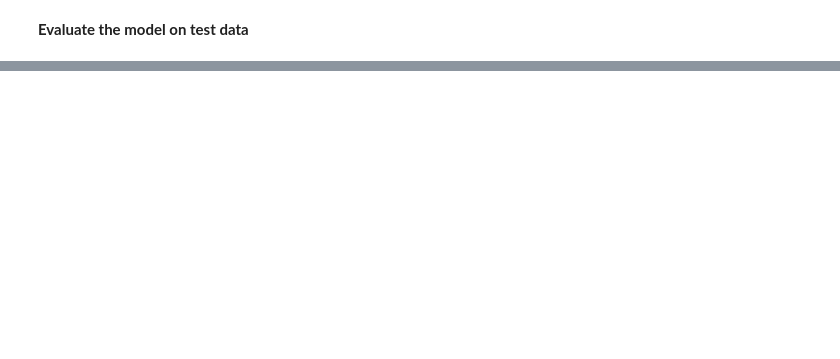
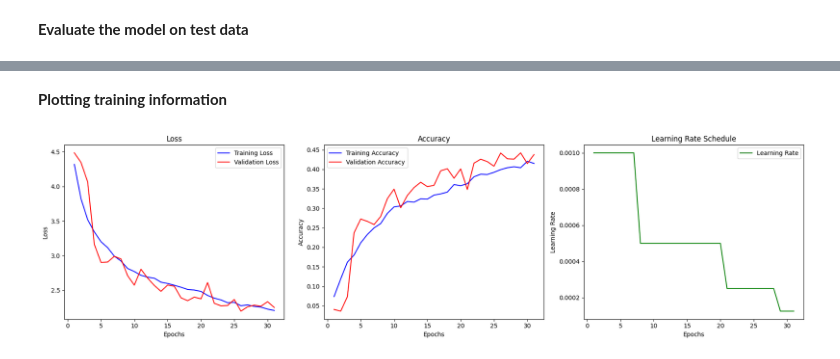
Before and after one commit to Merixrm/ds-flower-classification, a Jupyter notebook: main.ipynb, the cells around one changed output, grey strips where cells are left out. Saved outputs shown, nothing was run; the diff lists cells and outputs as text; code cells hidden in the pictures; blank space fills up the shorter version.

Commit message:
feat: Plotted loss, accuracy, learning rate changes

```diff
--- a/main.ipynb
+++ b/main.ipynb
@@ -197,7 +248,7 @@ early_stop = tf.keras.callbacks.EarlyStopping(
 
 lr_logger = LRTensorBoard()
 
-model.fit(
+history = model.fit(
     Train_data,
     validation_data=Validation_data,
     epochs=epoch_num,
@@ -213,0 +288,44 @@ print(f"Evaluation: {evaluation}")
+# %% [markdown]
+**Plotting training information**
+# %%
+# --- Extract metrics ---
+train_loss = history.history['loss']
+val_loss = history.history['val_loss']
+train_acc = history.history['accuracy']
+val_acc = history.history['val_accuracy']
+lrs = lr_logger.lrs  # learning rates logged
+epochs = range(1, len(train_loss)+1)
+
+# --- Plot everything ---
+plt.figure(figsize=(18,5))
+
+# Training & Validation Loss
+plt.subplot(1,3,1)
+plt.plot(epochs, train_loss, 'b-', label='Training Loss')
+plt.plot(epochs, val_loss, 'r-', label='Validation Loss')
+plt.xlabel('Epochs')
+plt.ylabel('Loss')
+plt.title('Loss')
+plt.legend()
+
+# Training & Validation Accuracy
+plt.subplot(1,3,2)
+plt.plot(epochs, train_acc, 'b-', label='Training Accuracy')
+plt.plot(epochs, val_acc, 'r-', label='Validation Accuracy')
+plt.xlabel('Epochs')
+plt.ylabel('Accuracy')
+plt.title('Accuracy')
+plt.legend()
+
+# Learning Rate
+plt.subplot(1,3,3)
+plt.plot(epochs, lrs, 'g-', label='Learning Rate')
+plt.xlabel('Epochs')
+plt.ylabel('Learning Rate')
+plt.title('Learning Rate Schedule')
+plt.legend()
+
+plt.tight_layout()
+plt.show()
+# %% [output]
+[figure, added]
```
Also changed, not shown: parts of 8 cells of this notebook.
